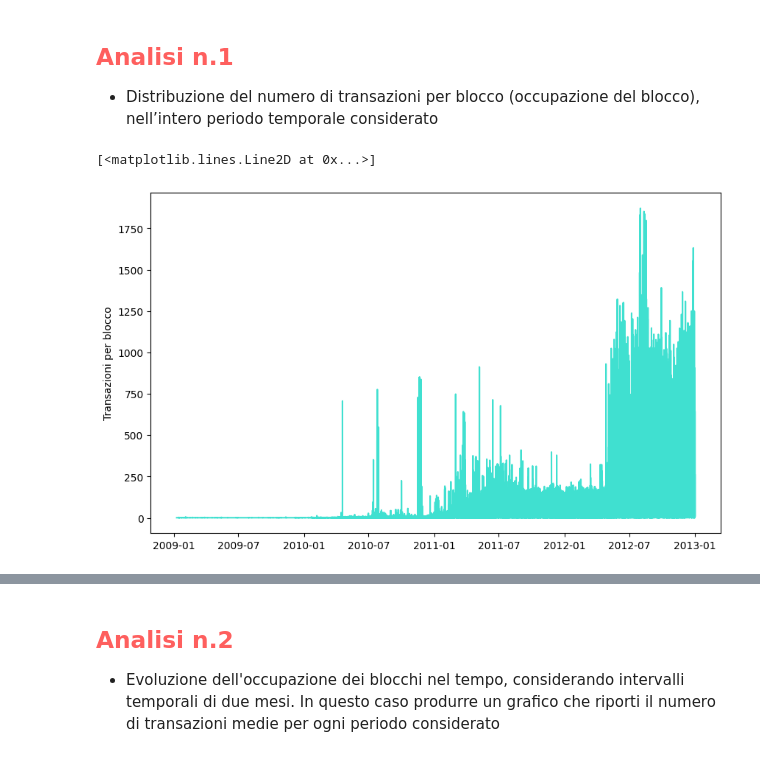
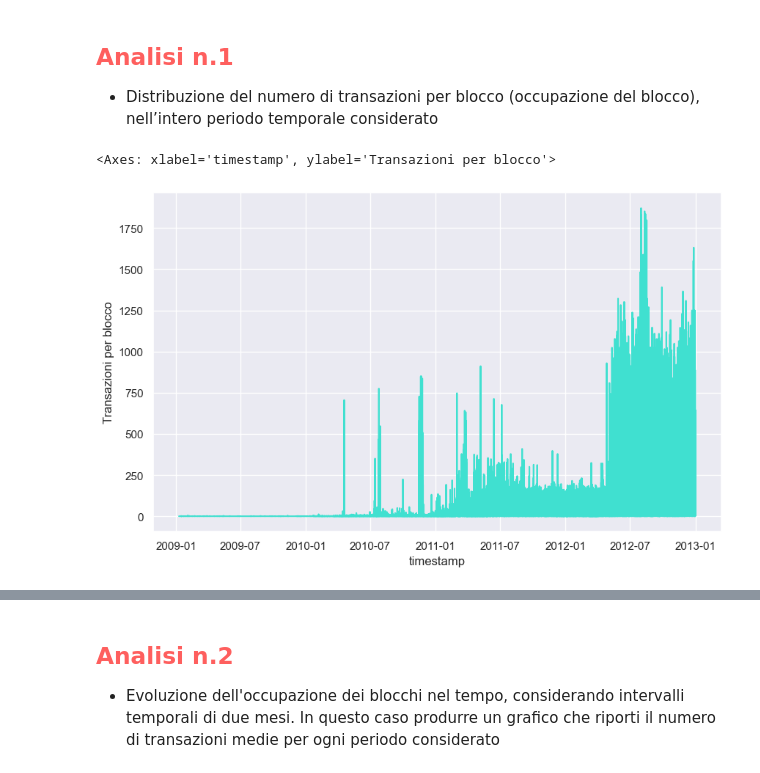
Before and after one commit to simonepassera/CRAFTY, a Jupyter notebook: crafty.ipynb, the cells around one changed output, grey strips where cells are left out. Drawn from its saved outputs; the diff is of its cells as text; code cells hidden in the pictures.

```diff
--- a/crafty.ipynb
+++ b/crafty.ipynb
@@ -25,11 +28,17 @@ transactions['timestamp'] = pd.to_datetime(transactions['timestamp'], unit='s')
 * Distribuzione del numero di transazioni per blocco (occupazione del blocco), nell’intero
 periodo temporale considerato
 # %%
+# Raggruppo le transazioni per il timestamp, e conto il numero di transazioni
+# contenute nel blocco minato in quella data
 analisi_1 = transactions.groupby('timestamp')['timestamp'].count().reset_index(name='transactions')
 
-plt.figure(figsize=(10,6))
-plt.ylabel('Transazioni per blocco')
-plt.plot(analisi_1['timestamp'], analisi_1['transactions'], color='turquoise')
+# Imposto il tema di default di Seaborn
+sns.set_theme()
-# %% [output]
-[<matplotlib.lines.Line2D at 0x...>]
-[figure, removed]
+# %%
+# Plot delle transazioni per blocco per ogni timestamp
+plt.figure(figsize=(10,6))
+plt.ylabel('Transazioni per blocco')
+sns.lineplot(data=analisi_1, x='timestamp', y='transactions', color='turquoise')
+# %% [output]
+<Axes: xlabel='timestamp', ylabel='Transazioni per blocco'>
+[figure, added]
```
Also changed, not shown: parts of 11 cells of this notebook.
